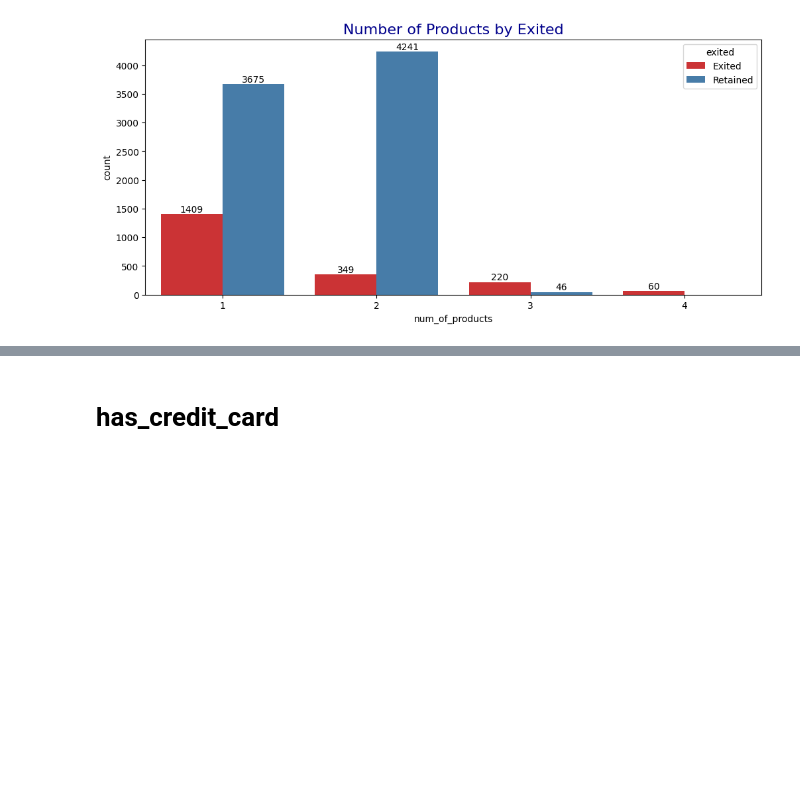
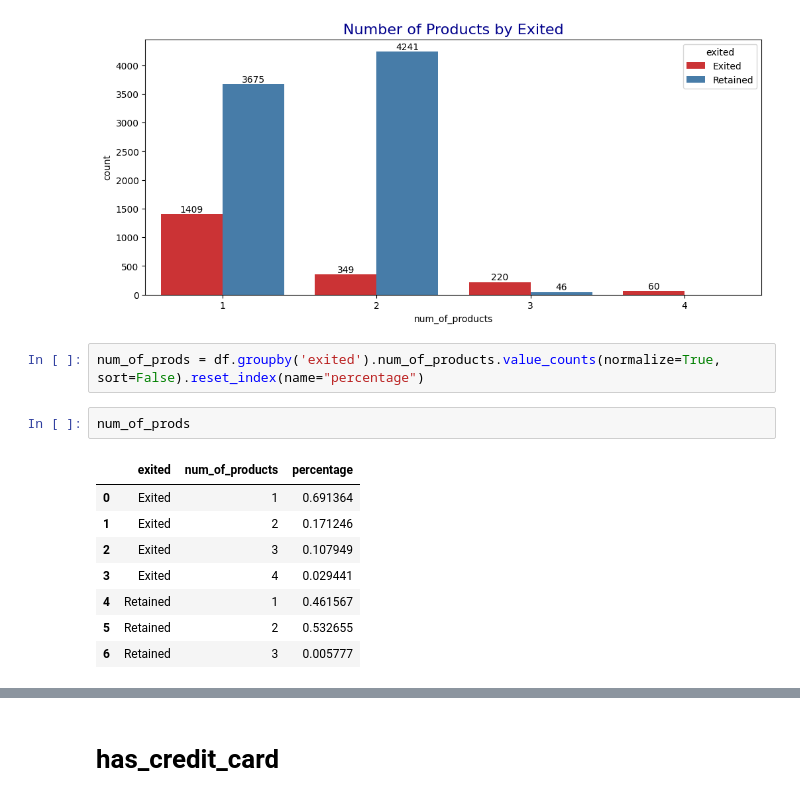
Before and after one commit to iceyisaak/ann-bank-customer-churn-prediction, a Jupyter notebook: ann-bank-customer-churn-prediction.ipynb, the cells around one changed output, grey strips where cells are left out. Cells and saved outputs as stored; diff of their text form; blank space fills up the shorter version.

```diff
--- a/ann-bank-customer-churn-prediction.ipynb
+++ b/ann-bank-customer-churn-prediction.ipynb
@@ -735,3 +745,16 @@ for container in ax.containers:
     ax.bar_label(container);
 # %% [output]
 [figure]
+# %%
+num_of_prods = df.groupby('exited').num_of_products.value_counts(normalize=True, sort=False).reset_index(name="percentage")
+# %%
+num_of_prods
+# %% [output]
+|  | exited | num_of_products | percentage |
+| 0 | Exited | 1 | 0.691364 |
+| 1 | Exited | 2 | 0.171246 |
+| 2 | Exited | 3 | 0.107949 |
+| 3 | Exited | 4 | 0.029441 |
+| 4 | Retained | 1 | 0.461567 |
+| 5 | Retained | 2 | 0.532655 |
+| 6 | Retained | 3 | 0.005777 |
```
Also changed, not shown: parts of 20 cells of this notebook.
